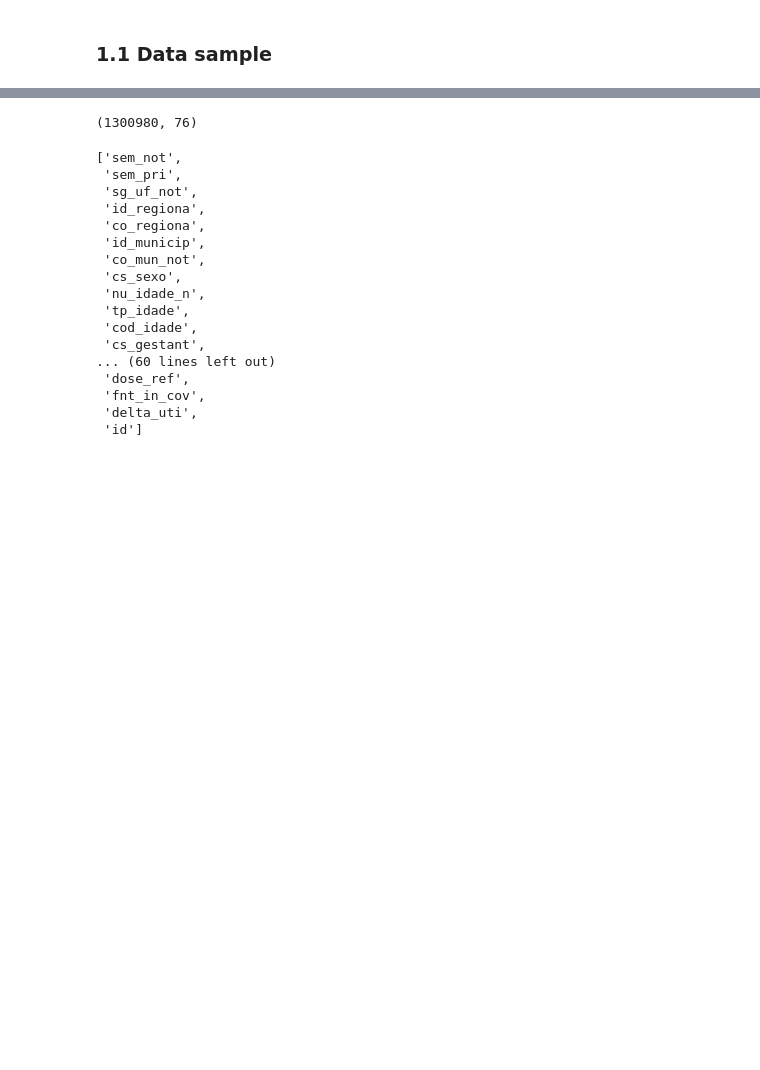
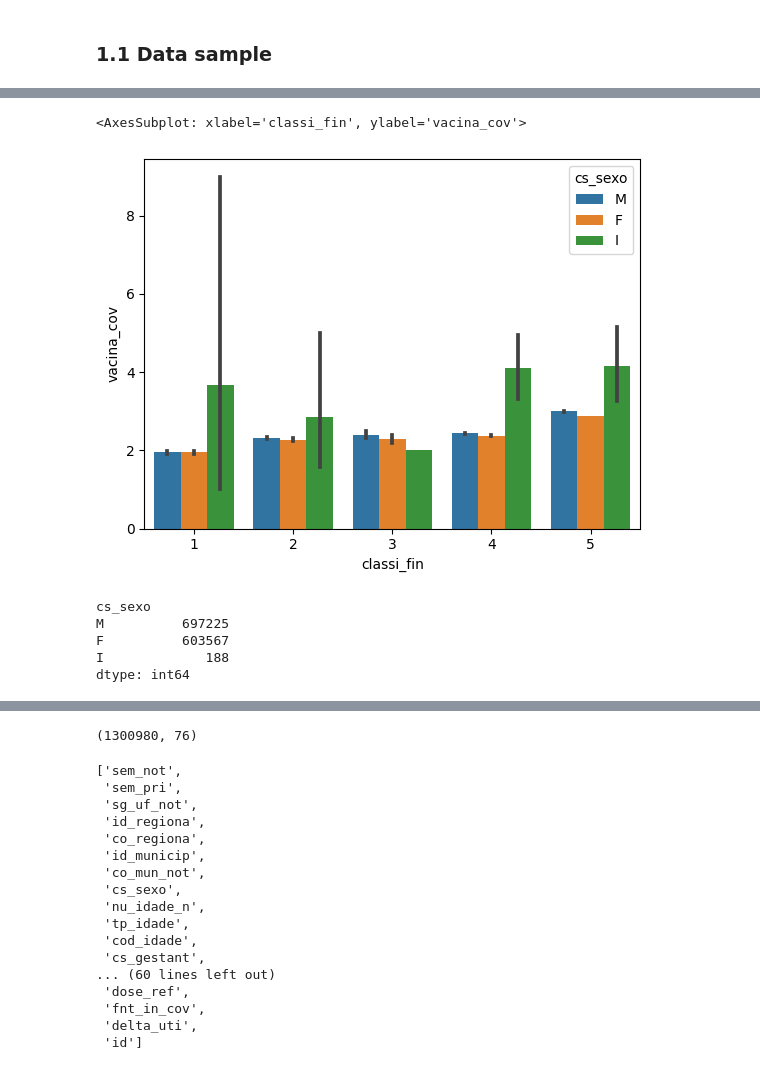
Before and after one commit to wilianuhlmann/olympiad_br_ml_kaggle_ensure_healthy, a Jupyter notebook: olympiad_br_kaggle.ipynb, the cells around one changed output, grey strips where cells are left out. Saved outputs shown, nothing was run; the diff lists cells and outputs as text; code cells hidden in the pictures; blank space fills up the shorter version.

```diff
--- a/olympiad_br_kaggle.ipynb
+++ b/olympiad_br_kaggle.ipynb
@@ -713,0 +737,4 @@ sns.pairplot(df1)
+# %%
+%%time
+sns.barplot(data=df1, x='classi_fin', y='vacina_cov', hue='cs_sexo')
+# %% [output]
@@ -713,0 +743,10 @@ sns.pairplot(df1)
+<AxesSubplot: xlabel='classi_fin', ylabel='vacina_cov'>
+[figure, added]
+# %%
+df1[['cs_sexo']].value_counts()
+# %% [output]
+cs_sexo
+M          697225
+F          603567
+I             188
+dtype: int64
```
Also changed, not shown: parts of 36 cells of this notebook.
